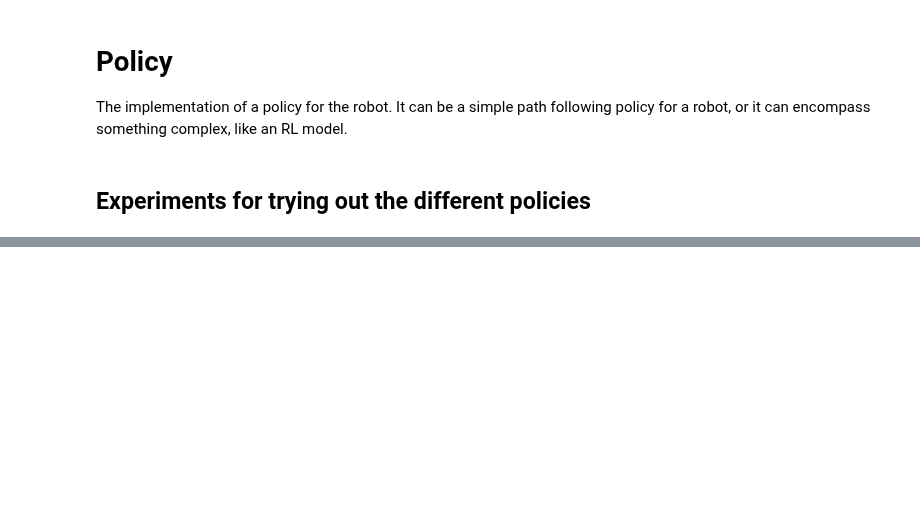
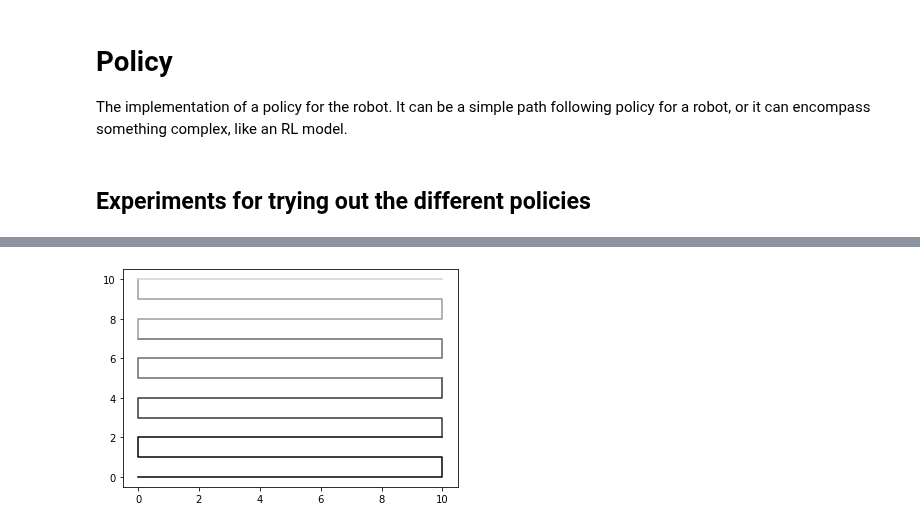
Before and after one commit to lboloni/WaterberryFarms, a Jupyter notebook: Policy.ipynb, the cells around one changed output, grey strips where cells are left out. Saved outputs shown, nothing was run; the diff lists cells and outputs as text; code cells hidden in the pictures; blank space fills up the shorter version.

```diff
--- a/Policy.ipynb
+++ b/Policy.ipynb
@@ -92,8 +103,9 @@ class RandomWaypointPolicy(AbstractWaypointPolicy):
     """A policy that makes the robot follow a random waypoint behavior within a specified region
     using a constant velocity.
     The region is specied with the low_point and high_point each of them having (x,y) formats """
-    def __init__(self, env, robot, vel, low_point, high_point):
+    def __init__(self, env, robot, vel, low_point, high_point, seed):
         super().__init__("RandomWaypointPolicy", env, robot)
+        self.random = np.random.default_rng(seed)
         self.vel = vel
         self.low_point = low_point
         self.high_point = high_point
@@ -102,8 +114,8 @@ class RandomWaypointPolicy(AbstractWaypointPolicy):
     def act(self, delta_t):
         """Moves towards the chosen waypoint. If the waypoint is """
         if self.nextwaypoint == None:
-            x = random.uniform(self.low_point[0], self.high_point[0])
-            y = random.uniform(self.low_point[1], self.high_point[1])
+            x = self.random.uniform(self.low_point[0], self.high_point[0])
+            y = self.random.uniform(self.low_point[1], self.high_point[1])
             self.nextwaypoint = [x, y]
         done = self.move_towards_location(self.nextwaypoint[0], self.nextwaypoint[1], self.vel, delta_t)
         if done:
@@ -133,0 +245,20 @@ robot.policy = FollowPathPolicy(None, robot, 1, [[0,0], [5, 5], [10,0]], repeat
+# %%
+def generate_lawnmower(xmin, xmax, ymin, ymax, winds):
+    """Generates a horizontal lawnmower path on the list """
+    current = [xmin, ymin]
+    ystep = (ymax - ymin) / (2 * winds)
+    path = []
+    path.append(current)
+    for i in range(winds):
+        path.append([xmax, current[1]])
+        path.append([xmax, current[1]+ystep])
+        path.append([xmin, current[1]+ystep])
+        current = [xmin, current[1]+2 * ystep]
+        path.append(current)
+    path.append([xmax, current[1]])
+    return path
+# %%
+path = generate_lawnmower(0, 10, 0, 10, 5)
+plot_robot_path(path)
+# %% [output]
+[figure, added]
```
Also changed, not shown: parts of 7 cells of this notebook, 7 other files.
